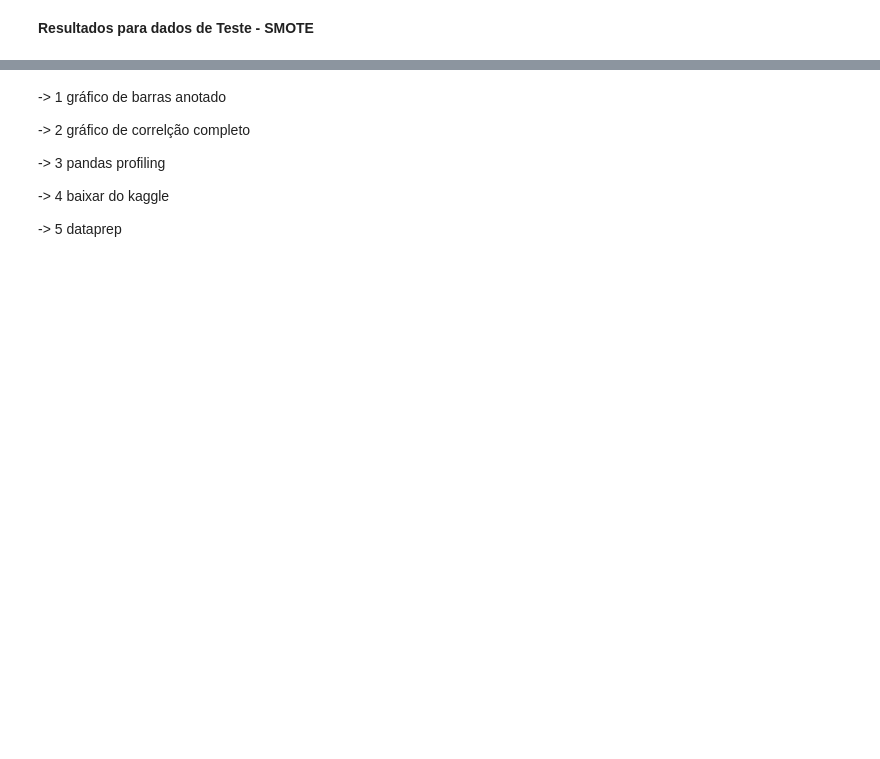
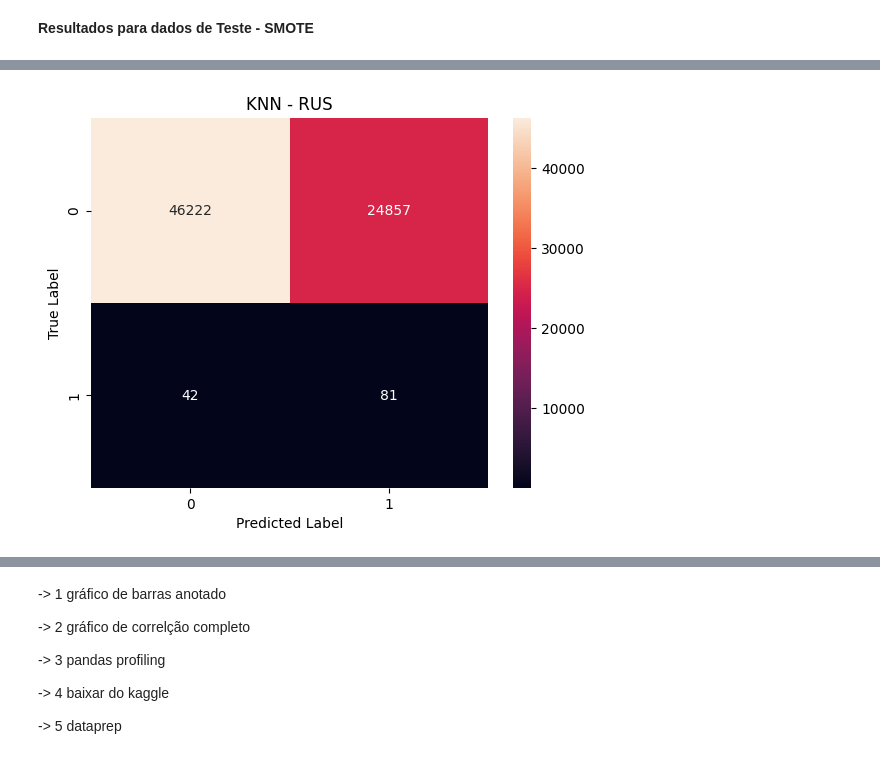
Before and after one commit to andressagomes26/credit_card_fraud_detection, a Jupyter notebook: analise_fraude_cartao_credito.ipynb, the cells around one changed output, grey strips where cells are left out. Cells and saved outputs as stored; diff of their text form; code cells hidden in the pictures; blank space fills up the shorter version.

```diff
--- a/analise_fraude_cartao_credito.ipynb
+++ b/analise_fraude_cartao_credito.ipynb
@@ -373,0 +399,3 @@ Média : Acc de validacao: 0.9987
+# %%
+model_knn_rus= KNeighborsClassifier(n_neighbors=5, weights='distance')
+val_acc_rus_knn, test_acc_rus_knn = train(X_train_rus, y_train_rus, model_knn_rus)
@@ -462,0 +499,4 @@ tree.plot_tree(model_tree)
+# %%
+confusion_matrix(y_test, predicted_rus_knn, "KNN - RUS")
+# %% [output]
+[figure, added]
```
Also changed, not shown: parts of 61 cells of this notebook.
